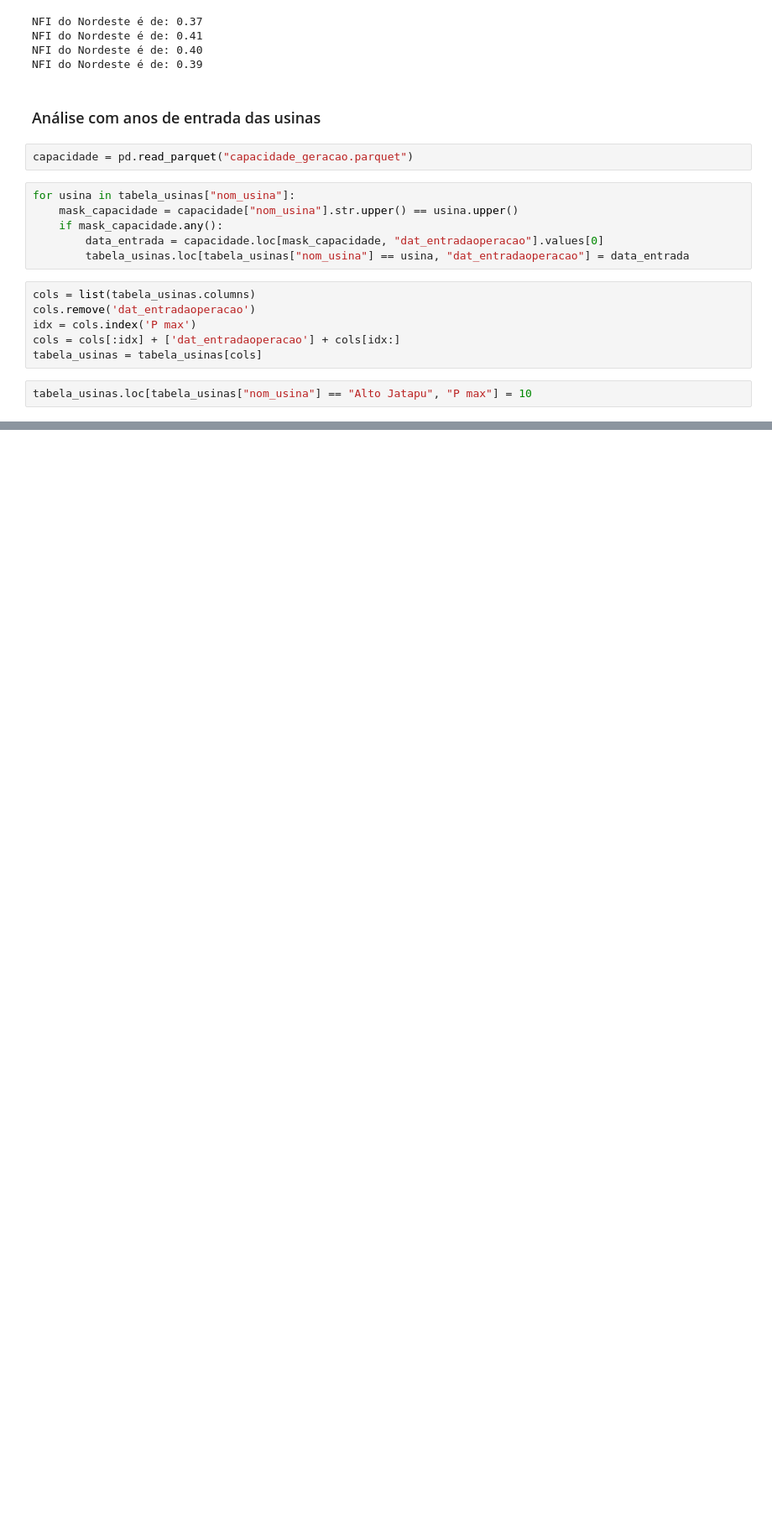
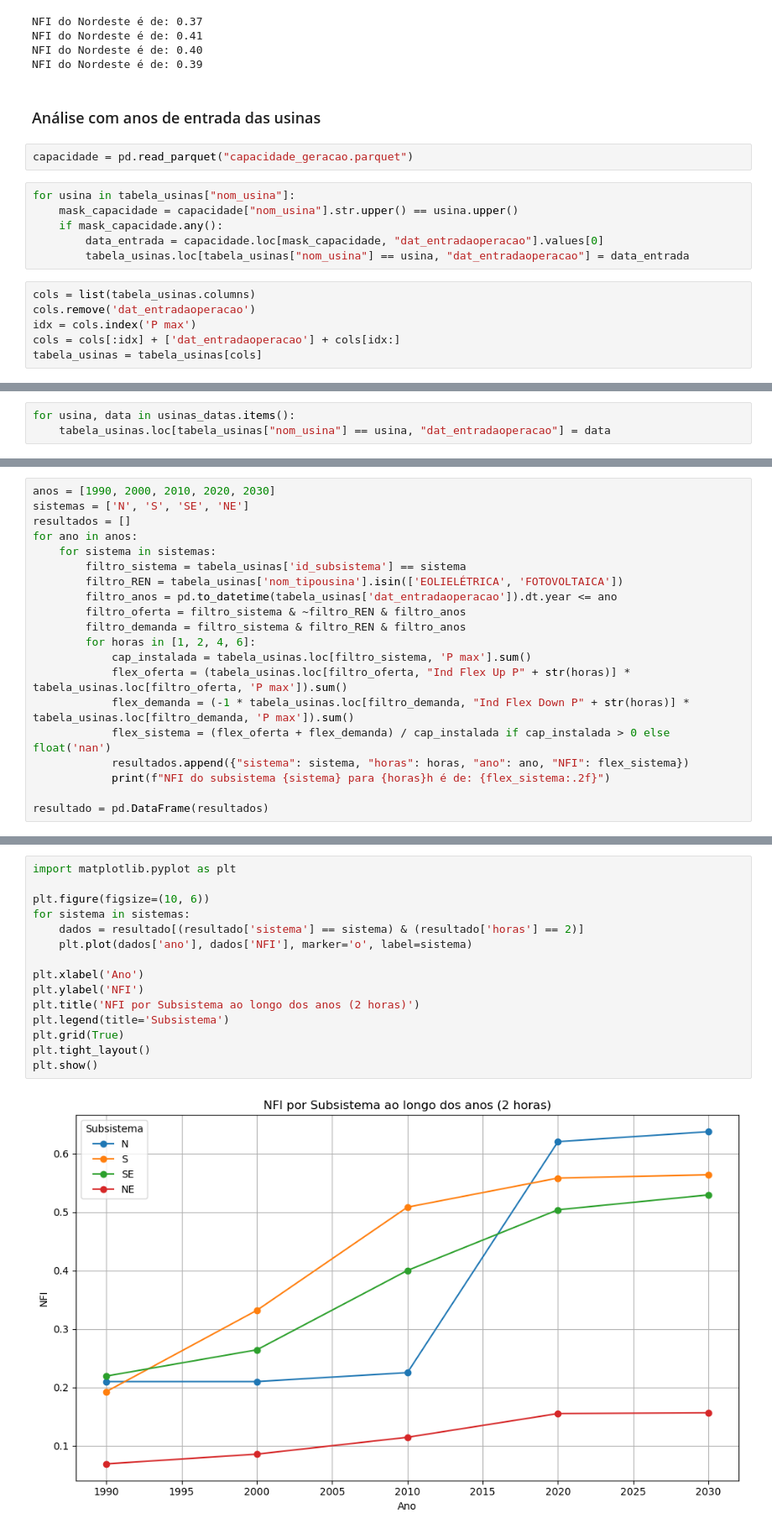
Before and after one commit to jonathanvvelasco/MecFlex, a Jupyter notebook: Exploratoria Curtailment/indices_nordeste.ipynb, the cells around one changed output, grey strips where cells are left out. Shown: that part at 84% size. Cells and saved outputs as stored; diff of their text form; blank space fills up the shorter version.

Commit message:
Gráfico NFI aos anos
Faz primeira versão de gráfico de NFI ao longo do tempo

```diff
--- a/Exploratoria Curtailment/indices_nordeste.ipynb
+++ b/Exploratoria Curtailment/indices_nordeste.ipynb
@@ -39,5 +39,3 @@ cols.remove('dat_entradaoperacao')
 idx = cols.index('P max')
 cols = cols[:idx] + ['dat_entradaoperacao'] + cols[idx:]
 tabela_usinas = tabela_usinas[cols]
-# %%
-tabela_usinas.loc[tabela_usinas["nom_usina"] == "Alto Jatapu", "P max"] = 10
@@ -43,0 +477,3 @@ tabela_usinas.loc[tabela_usinas["nom_usina"] == "Alto Jatapu", "P max"] = 10
+# %%
+for usina, data in usinas_datas.items():
+    tabela_usinas.loc[tabela_usinas["nom_usina"] == usina, "dat_entradaoperacao"] = data
@@ -43,0 +482,20 @@ tabela_usinas.loc[tabela_usinas["nom_usina"] == "Alto Jatapu", "P max"] = 10
+# %%
+anos = [1990, 2000, 2010, 2020, 2030]
+sistemas = ['N', 'S', 'SE', 'NE']
+resultados = []
+for ano in anos:
+    for sistema in sistemas:
+        filtro_sistema = tabela_usinas['id_subsistema'] == sistema
+        filtro_REN = tabela_usinas['nom_tipousina'].isin(['EOLIELÉTRICA', 'FOTOVOLTAICA'])
+        filtro_anos = pd.to_datetime(tabela_usinas['dat_entradaoperacao']).dt.year <= ano
+        filtro_oferta = filtro_sistema & ~filtro_REN & filtro_anos
+        filtro_demanda = filtro_sistema & filtro_REN & filtro_anos
+        for horas in [1, 2, 4, 6]:
+            cap_instalada = tabela_usinas.loc[filtro_sistema, 'P max'].sum()
+            flex_oferta = (tabela_usinas.loc[filtro_oferta, "Ind Flex Up P" + str(horas)] * tabela_usinas.loc[filtro_oferta, 'P max']).sum()
+            flex_demanda = (-1 * tabela_usinas.loc[filtro_demanda, "Ind Flex Down P" + str(horas)] * tabela_usinas.loc[filtro_demanda, 'P max']).sum()
+            flex_sistema = (flex_oferta + flex_demanda) / cap_instalada if cap_instalada > 0 else float('nan')
+            resultados.append({"sistema": sistema, "horas": horas, "ano": ano, "NFI": flex_sistema})
+            print(f"NFI do subsistema {sistema} para {horas}h é de: {flex_sistema:.2f}")
+
+resultado = pd.DataFrame(resultados)
@@ -43,0 +524,17 @@ tabela_usinas.loc[tabela_usinas["nom_usina"] == "Alto Jatapu", "P max"] = 10
+# %%
+import matplotlib.pyplot as plt
+
+plt.figure(figsize=(10, 6))
+for sistema in sistemas:
+    dados = resultado[(resultado['sistema'] == sistema) & (resultado['horas'] == 2)]
+    plt.plot(dados['ano'], dados['NFI'], marker='o', label=sistema)
+
+plt.xlabel('Ano')
+plt.ylabel('NFI')
+plt.title('NFI por Subsistema ao longo dos anos (2 horas)')
+plt.legend(title='Subsistema')
+plt.grid(True)
+plt.tight_layout()
+plt.show()
+# %% [output]
+[figure, added]
```
Also changed, not shown: parts of 6 cells of this notebook, 1 other file.
